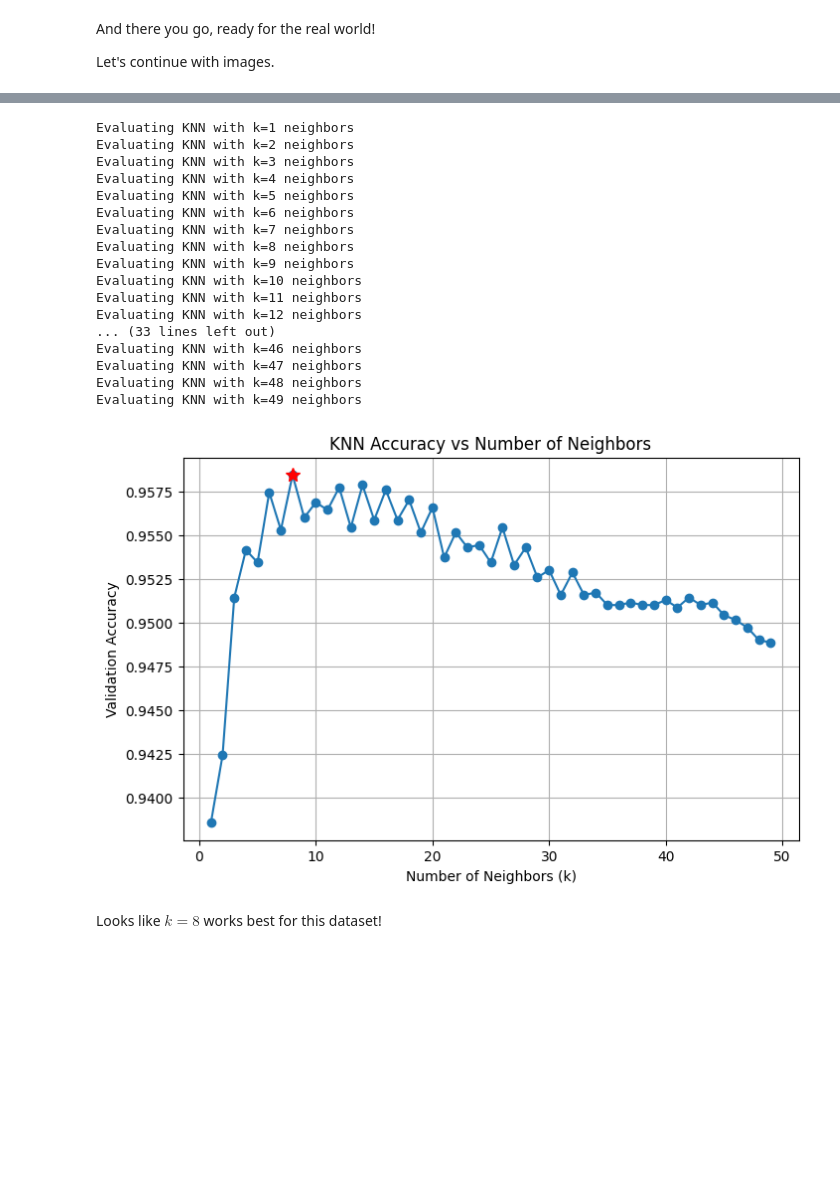
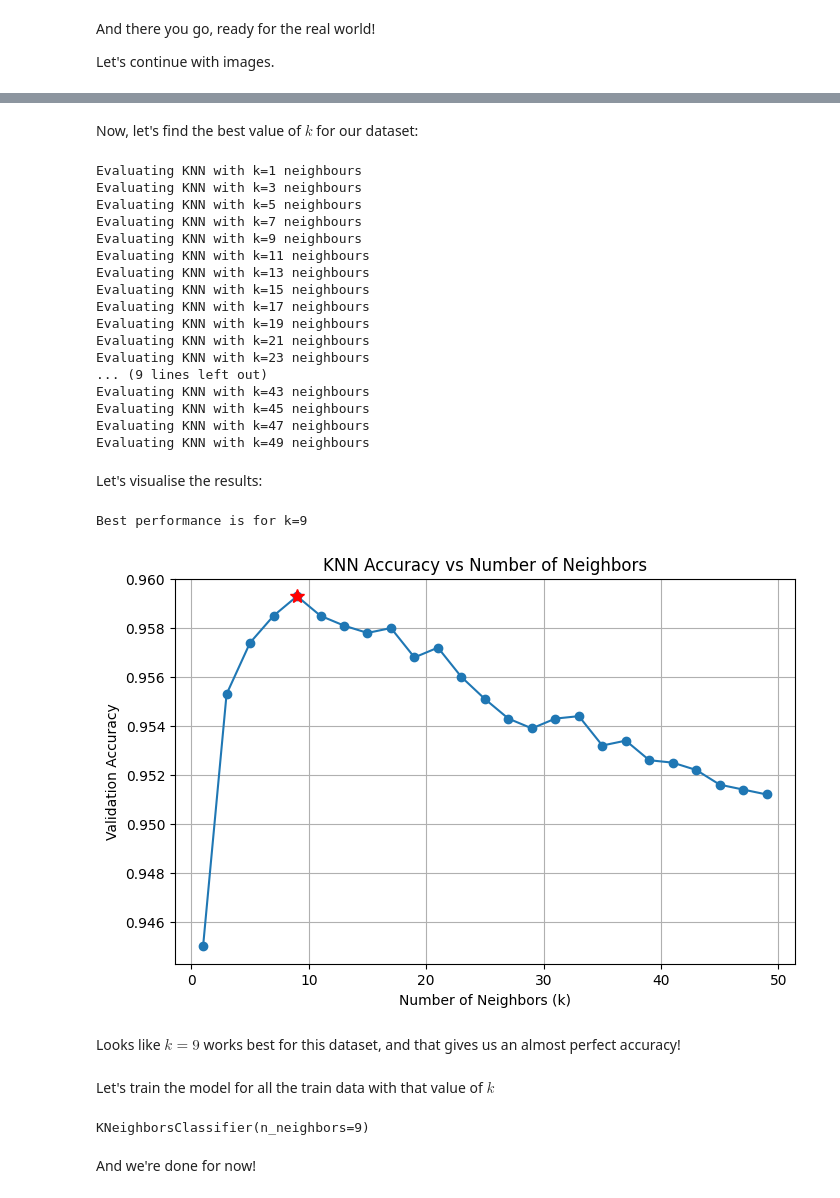
Before and after one commit to musicinformationretrieval/epsrc-ai-pipeline, a Jupyter notebook: 4_learning.ipynb, the cells around one changed output, grey strips where cells are left out. Drawn from its saved outputs; the diff is of its cells as text; code cells hidden in the pictures; blank space fills up the shorter version.

```diff
--- a/4_learning.ipynb
+++ b/4_learning.ipynb
@@ -333,11 +349,11 @@ from sklearn.metrics import accuracy_score
 n_splits = 5
 kf = KFold(n_splits=n_splits, shuffle=True, random_state=42)
 
-n_neighbors = range(1, 100, 10)
+n_neighbors = range(1, 500, 10)
 n_and_accuracies = {}
 
 for k in n_neighbors:
-    print(f"Evaluating KNN with k={k} neighbors")
+    print(f"Evaluating KNN with k={k} neighbours")
     model = KNeighborsClassifier(n_neighbors=k)
     accuracies = []
     # iterate over each fold
@@ -517,11 +550,11 @@ Let's repeat the cross-validation and hyperparameter tuning processes for the au
 n_splits = 5
 kf = KFold(n_splits=n_splits, shuffle=True, random_state=42)
 
-n_neighbors = range(1, 50, 1)
+n_neighbors = range(1, 20, 2)
 n_and_accuracies_audio = {}
 
 for k in n_neighbors:
-    print(f"Evaluating KNN with k={k} neighbors")
+    print(f"Evaluating KNN with k={k} neighbours")
     model_audio = KNeighborsClassifier(n_neighbors=k)
     n_and_accuracies_audio[k] = []
     # iterate over each fold
@@ -598,12 +631,7 @@ cifar_dataset.head()
 # %%
-y_images = cifar_dataset["label"]
-X_images = cifar_dataset.drop(columns=["label"])
-
-# First split: 85% train, 15% temp
-X_train_images, X_test_images, y_train_images, y_test_images = train_test_split(X_images, y_images, test_size=0.30, random_state=0)
+y_train_images = cifar_dataset["label"]
+X_train_images = cifar_dataset.drop(columns=["label"])
 
 print(f"Training feature size: {X_train_images.shape}")
 print(f"Training label size: {y_train_images.shape}")
-print(f"Test feature size: {X_test_images.shape}")
-print(f"Test label size: {y_test_images.shape}")
 # %% [output]
@@ -627,12 +655,14 @@ X_train_images_standardised.describe()
+# %% [markdown]
+Now, let's find the best value of $k$ for our dataset:
 # %%
 n_splits = 5
 kf = KFold(n_splits=n_splits, shuffle=True, random_state=42)
 
-n_neighbors = range(1, 50, 1)
+n_neighbors = range(1, 50, 2)
 n_and_accuracies_images = {}
 
 for k in n_neighbors:
-    print(f"Evaluating KNN with k={k} neighbors")
+    print(f"Evaluating KNN with k={k} neighbours")
     model_images = KNeighborsClassifier(n_neighbors=k)
     n_and_accuracies_images[k] = []
     # iterate over each fold
@@ -648,34 +678,50 @@ for k in n_neighbors:
 
     n_and_accuracies_images[k] = np.mean(n_and_accuracies_images[k])
 # %% [output]
-Evaluating KNN with k=1 neighbors
-Evaluating KNN with k=2 neighbors
-Evaluating KNN with k=3 neighbors
-Evaluating KNN with k=4 neighbors
-Evaluating KNN with k=5 neighbors
-Evaluating KNN with k=6 neighbors
-Evaluating KNN with k=7 neighbors
-Evaluating KNN with k=8 neighbors
-Evaluating KNN with k=9 neighbors
-Evaluating KNN with k=10 neighbors
-Evaluating KNN with k=11 neighbors
-Evaluating KNN with k=12 neighbors
-... (33 lines left out)
-Evaluating KNN with k=46 neighbors
-Evaluating KNN with k=47 neighbors
-Evaluating KNN with k=48 neighbors
-Evaluating KNN with k=49 neighbors
+Evaluating KNN with k=1 neighbours
+Evaluating KNN with k=3 neighbours
+Evaluating KNN with k=5 neighbours
+Evaluating KNN with k=7 neighbours
+Evaluating KNN with k=9 neighbours
+Evaluating KNN with k=11 neighbours
+Evaluating KNN with k=13 neighbours
+Evaluating KNN with k=15 neighbours
+Evaluating KNN with k=17 neighbours
+Evaluating KNN with k=19 neighbours
+Evaluating KNN with k=21 neighbours
+Evaluating KNN with k=23 neighbours
+... (9 lines left out)
+Evaluating KNN with k=43 neighbours
+Evaluating KNN with k=45 neighbours
+Evaluating KNN with k=47 neighbours
+Evaluating KNN with k=49 neighbours
+# %% [markdown]
+Let's visualise the results:
 # %%
+idx_max_images = np.argmax(list(n_and_accuracies_images.values()))
+k_max_images = list(n_and_accuracies_images.keys())[idx_max_images]
+print(f"Best performance is for k={k_max_images}")
+
 plt.figure(figsize=(8, 5))
 plt.plot(list(n_and_accuracies_images.keys()), list(n_and_accuracies_images.values()), marker='o')
 plt.grid()
 plt.ylabel("Validation Accuracy")
 plt.xlabel("Number of Neighbors (k)")
 plt.title("KNN Accuracy vs Number of Neighbors")
 
-plt.plot([8], [n_and_accuracies_images[8]], marker='*', color='red', markersize=10)
+plt.plot([k_max_images], [n_and_accuracies_images[k_max_images]], marker='*', color='red', markersize=10)
 plt.show()
 # %% [output]
+Best performance is for k=9
-[figure, old version]
+[figure, new version]
 # %% [markdown]
-Looks like $k=8$ works best for this dataset!
+Looks like $k=9$ works best for this dataset, and that gives us an almost perfect accuracy!
+# %% [markdown]
+Let's train the model for all the train data with that value of $k$
+# %%
+final_model_images = KNeighborsClassifier(n_neighbors=k_max_images)
+final_model_images.fit(X_train_images, y_train_images)
+# %% [output]
+KNeighborsClassifier(n_neighbors=9)
+# %% [markdown]
+And we're done for now!
```
Also changed, not shown: parts of 39 cells of this notebook.
